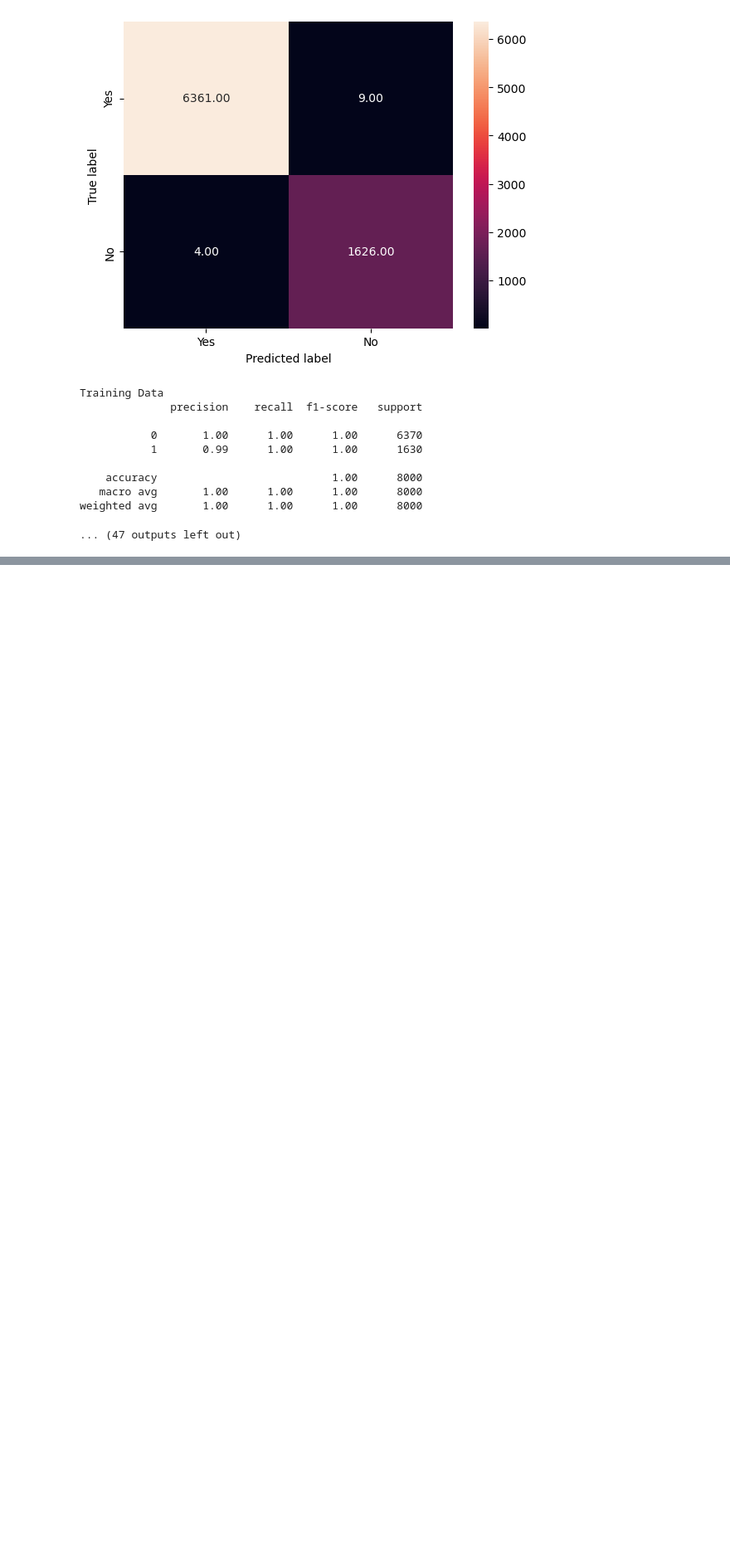
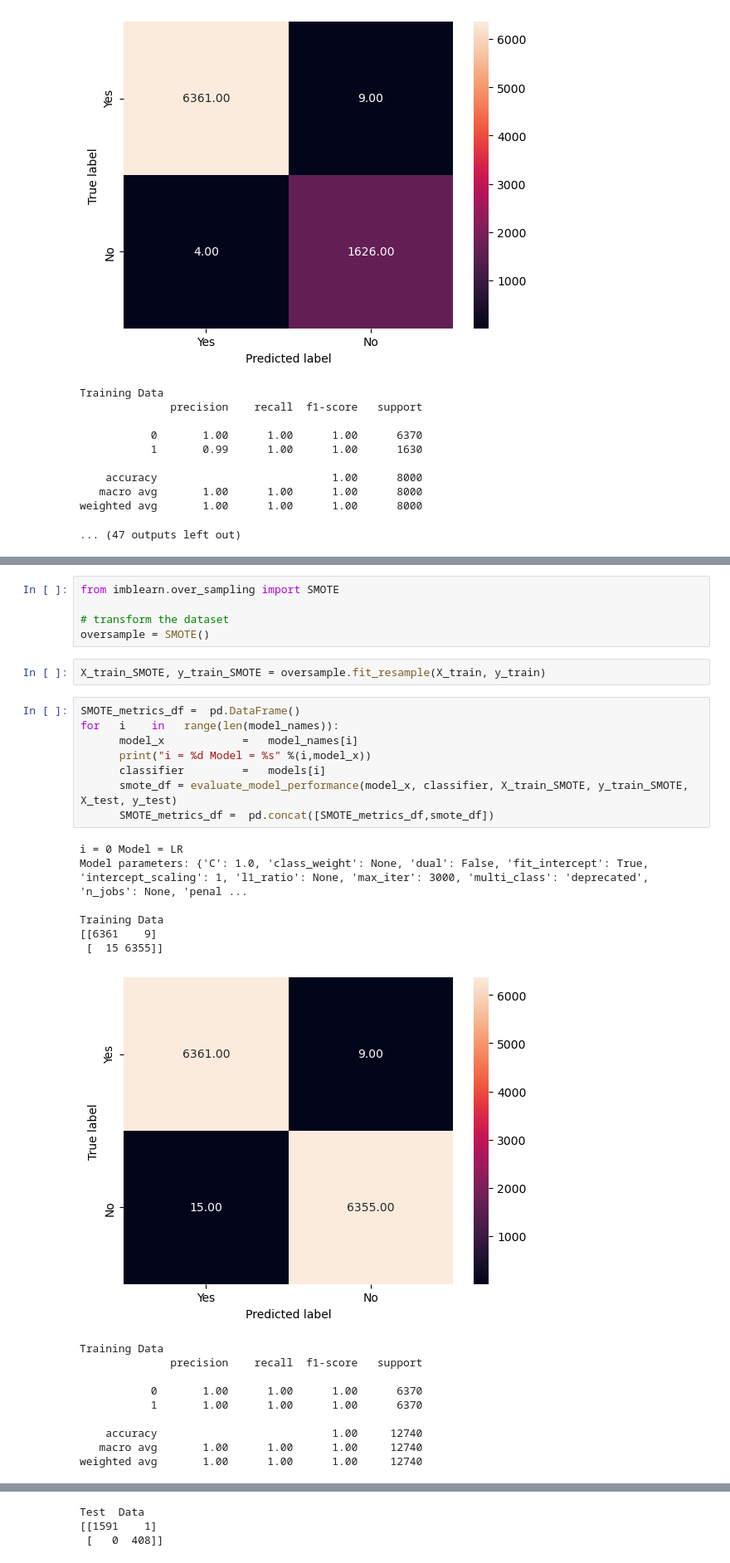
Before and after one commit to pvs-greatlakes/DSE-FT-C-MAY24-G5, a Jupyter notebook: DSE-FT-C-MAY24-G5-FinalReport_models.ipynb, the cells around one changed output, grey strips where cells are left out. Shown at 83% size. Cells and saved outputs as stored; diff of their text form; blank space fills up the shorter version.

Commit message:
Add files via upload
Model comparison made

```diff
--- a/DSE-FT-C-MAY24-G5-FinalReport_models.ipynb
+++ b/DSE-FT-C-MAY24-G5-FinalReport_models.ipynb
@@ -187,0 +336,32 @@ Time elapsed (hh:mm:ss.ms) 0:00:06.415319
+# %%
+from imblearn.over_sampling import SMOTE
+
+# transform the dataset
+oversample = SMOTE()
+# %%
+X_train_SMOTE, y_train_SMOTE = oversample.fit_resample(X_train, y_train)
+# %%
+SMOTE_metrics_df =  pd.DataFrame()
+for   i    in   range(len(model_names)):
+      model_x            =   model_names[i]
+      print("i = %d Model = %s" %(i,model_x))
+      classifier         =   models[i]
+      smote_df = evaluate_model_performance(model_x, classifier, X_train_SMOTE, y_train_SMOTE, X_test, y_test)
+      SMOTE_metrics_df =  pd.concat([SMOTE_metrics_df,smote_df])
+# %% [output]
+i = 0 Model = LR
+Model parameters: {'C': 1.0, 'class_weight': None, 'dual': False, 'fit_intercept': True, 'intercept_scaling': 1, 'l1_ratio': None, 'max_iter': 3000, 'multi_class': 'deprecated', 'n_jobs': None, 'penal ...
+
+Training Data
+[[6361    9]
+ [  15 6355]]
+[figure, added]
+Training Data
+              precision    recall  f1-score   support
+
+           0       1.00      1.00      1.00      6370
+           1       1.00      1.00      1.00      6370
+
+    accuracy                           1.00     12740
+   macro avg       1.00      1.00      1.00     12740
+weighted avg       1.00      1.00      1.00     12740
@@ -187,0 +369,3 @@ Time elapsed (hh:mm:ss.ms) 0:00:06.415319
+Test  Data
+[[1591    1]
+ [   0  408]]
```
Also changed, not shown: parts of 26 cells of this notebook.
